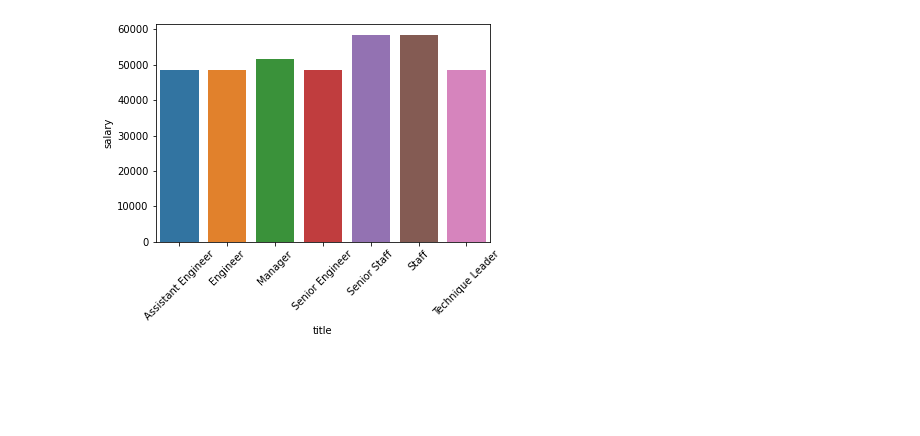
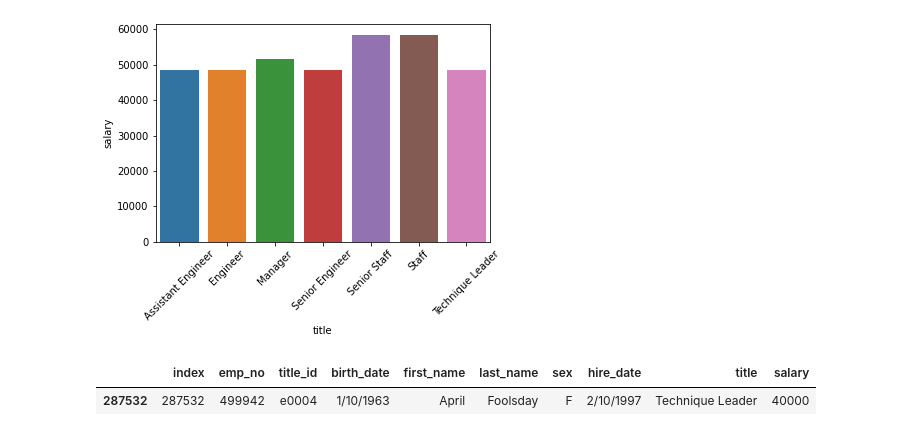
Before and after one commit to skumble27/Employee-Database-Management, a Jupyter notebook: EmployeeSQL/Furtherqueries_bonus.ipynb, the cells around one changed output. Saved outputs shown, nothing was run; the diff lists cells and outputs as text; code cells hidden in the pictures; blank space fills up the shorter version.

```diff
--- a/EmployeeSQL/Furtherqueries_bonus.ipynb
+++ b/EmployeeSQL/Furtherqueries_bonus.ipynb
@@ -122,2 +125,9 @@ for label in salary_average.get_xticklabels():
 # %% [output]
 [figure]
+# %%
+# Epilogue - finding information on personal employee number
+_499942_info = updated_merged_df[updated_merged_df['emp_no']==499942]
+_499942_info
+# %% [output]
+|  | index | emp_no | title_id | birth_date | first_name | last_name | sex | hire_date | title | salary |
+| 287532 | 287532 | 499942 | e0004 | 1/10/1963 | April | Foolsday | F | 2/10/1997 | Technique Leader | 40000 |
```
Also changed, not shown: parts of 1 cell of this notebook.
